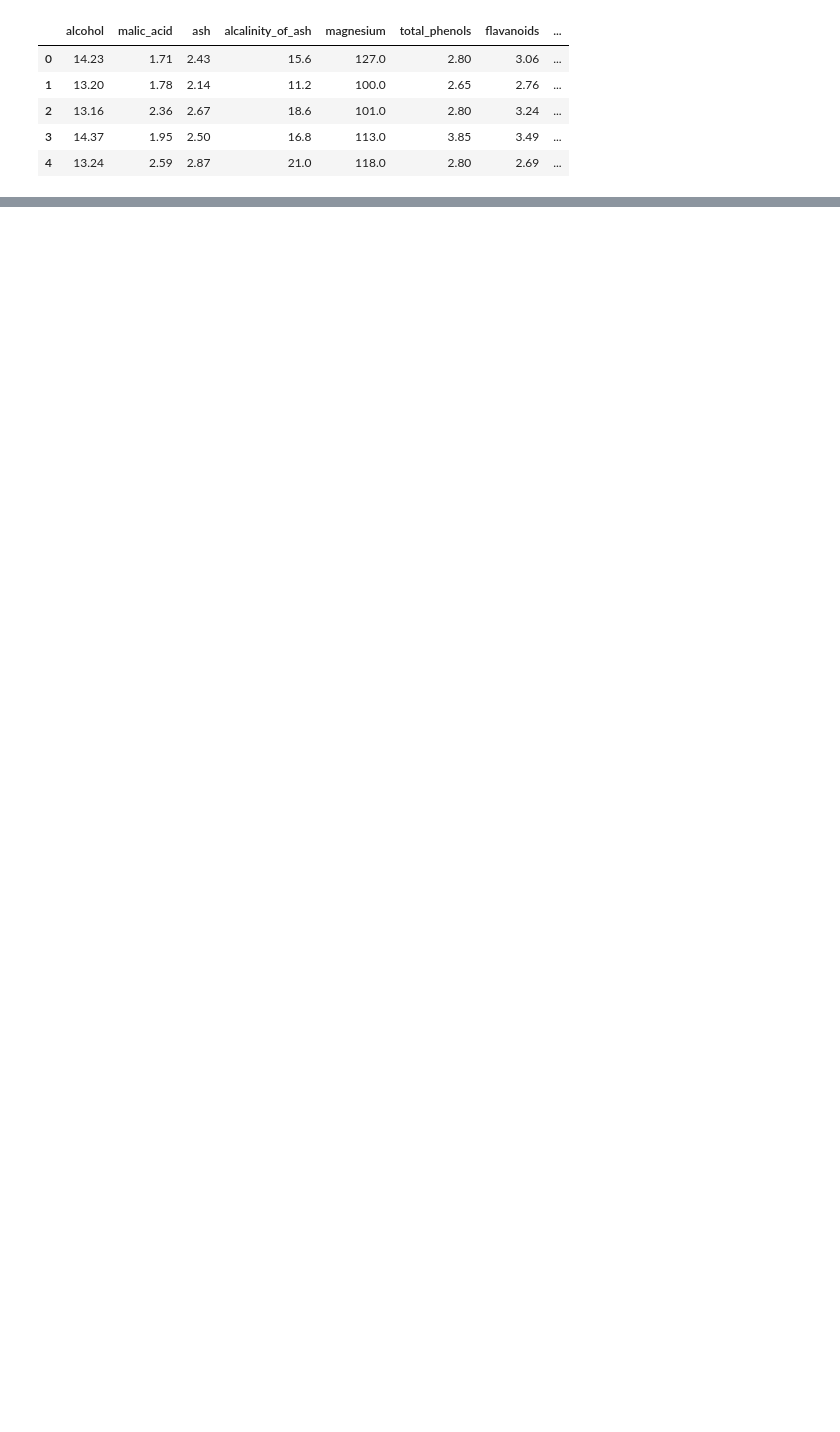
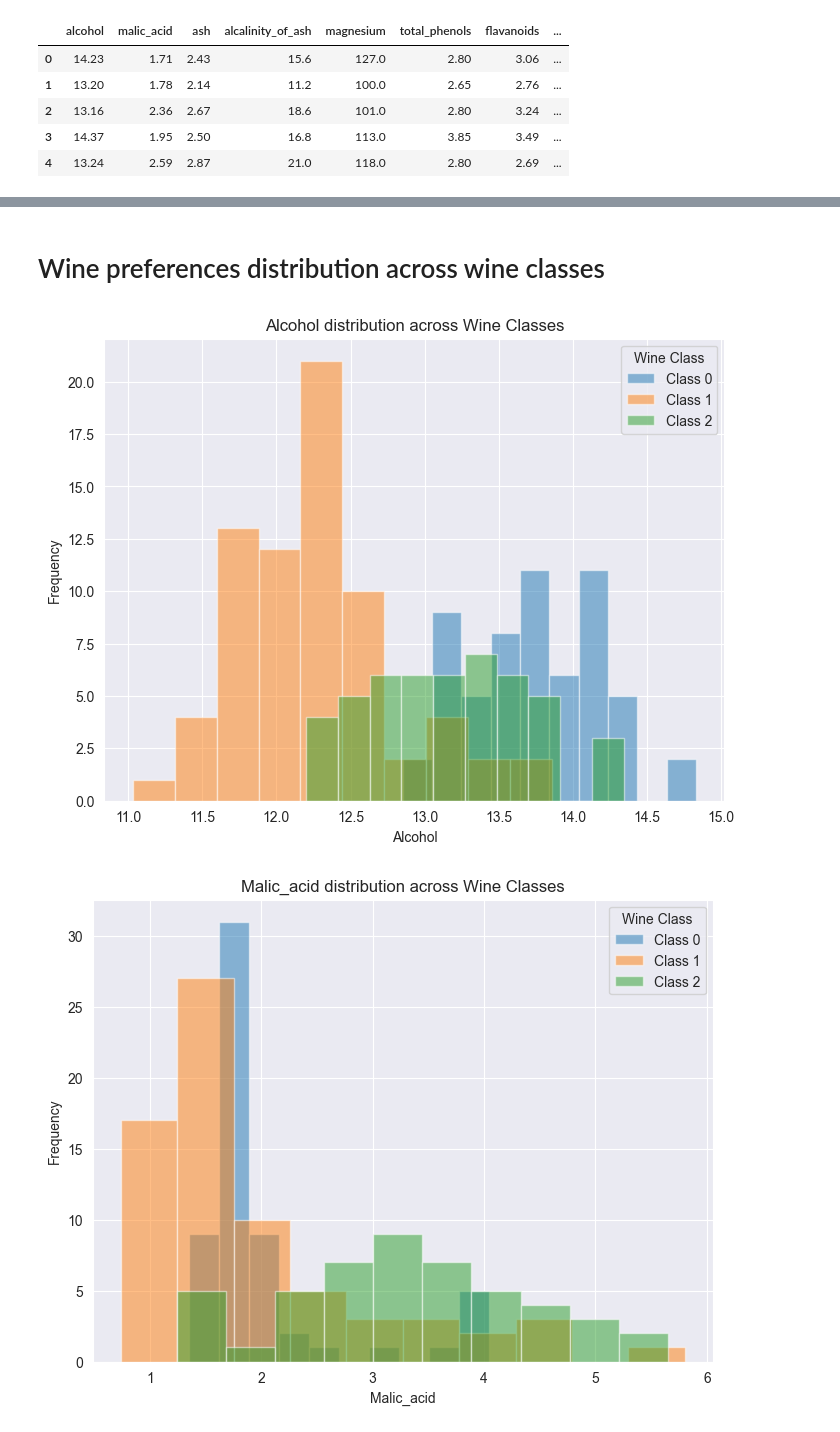
Before and after one commit to MrSolymi/FIRCC-beugro, a Jupyter notebook: project.ipynb, the cells around one changed output, grey strips where cells are left out. Saved outputs shown, nothing was run; the diff lists cells and outputs as text; code cells hidden in the pictures; blank space fills up the shorter version.

```diff
--- a/project.ipynb
+++ b/project.ipynb
@@ -173,0 +164,22 @@ plot_separate(df_clean_standardized)
+# %% [markdown]
+# Wine preferences distribution across wine classes
+# %%
+grouped_df = df.groupby('target').mean()
+#print(grouped_df)
+
+for column in df.columns:
+    if column != 'target':
+        plt.figure(figsize=(8, 6))
+
+        for wine_class in df['target'].unique():
+            subset = df[df['target'] == wine_class]
+            plt.hist(subset[column], alpha=0.5, label=f'Class {wine_class}')
+
+        plt.xlabel(column.capitalize())
+        plt.ylabel('Frequency')
+        plt.legend(title='Wine Class')
+        plt.title(f'{column.capitalize()} distribution across Wine Classes')
+        plt.show()
+# %% [output]
+[figure, added]
+[figure, added]
```
Also changed, not shown: parts of 24 cells of this notebook.
